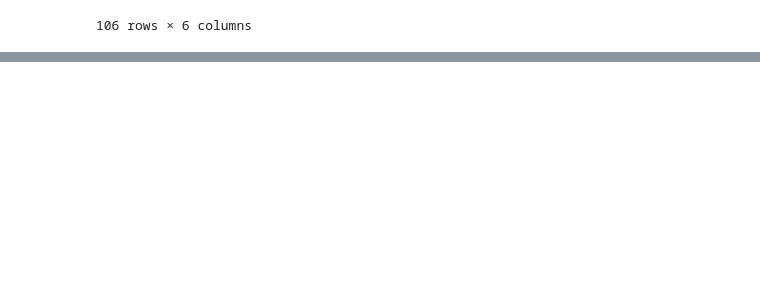
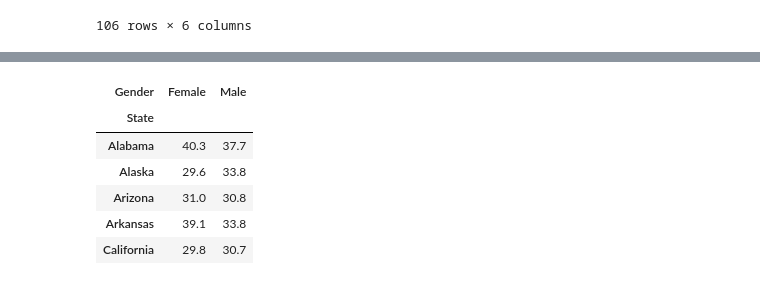
Before and after one commit to latoyawenzinger/Project_1_Healthcare, a Jupyter notebook: Main.ipynb, the cells around one changed output, grey strips where cells are left out. Cells and saved outputs as stored; diff of their text form; code cells hidden in the pictures; blank space fills up the shorter version.

```diff
--- a/Main.ipynb
+++ b/Main.ipynb
@@ -164,0 +175,12 @@ lowest
+# %%
+# Create a stacked bar chart showing the healthiest state with the lowest obesity level
+pivot = pd.pivot_table(data=o_final_df, index=['State'], columns=['Gender'], values='Obese Average (%)')
+pivot.head()
+# %% [output]
+| Gender | Female | Male |
+| State |  |  |
+| Alabama | 40.3 | 37.7 |
+| Alaska | 29.6 | 33.8 |
+| Arizona | 31.0 | 30.8 |
+| Arkansas | 39.1 | 33.8 |
+| California | 29.8 | 30.7 |
```
Also changed, not shown: parts of 4 cells of this notebook.
